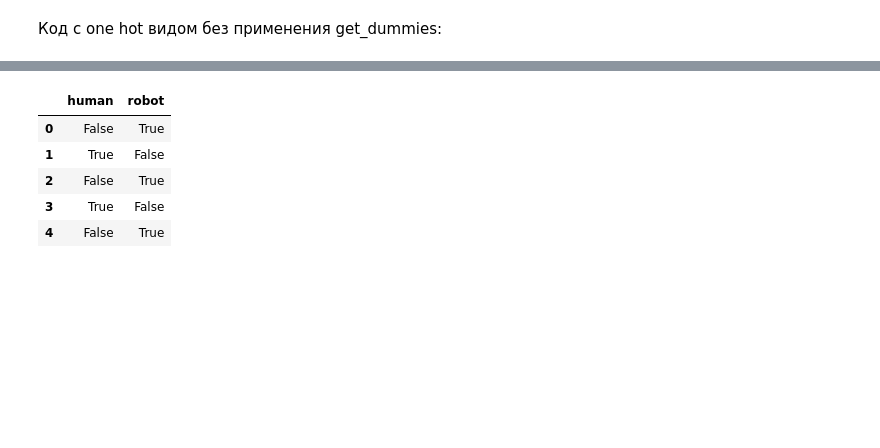
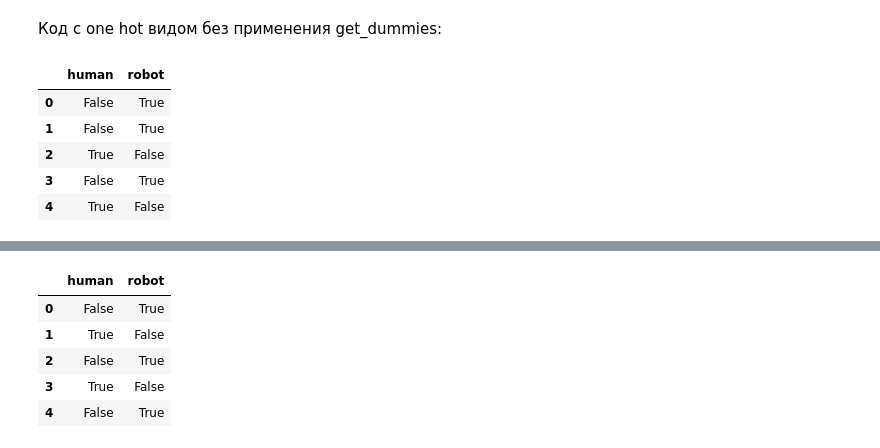
Before and after one commit to LidiyaLesnikova/PYTHON_DZ, a Jupyter notebook: DZ10/task44.ipynb, the cells around one changed output, grey strips where cells are left out. Saved outputs shown, nothing was run; the diff lists cells and outputs as text; code cells hidden in the pictures; blank space fills up the shorter version.

```diff
--- a/DZ10/task44.ipynb
+++ b/DZ10/task44.ipynb
@@ -30,2 +31,15 @@ pd.get_dummies(data['whoAmI']).head()
 # %% [markdown]
 Код с one hot видом без применения get_dummies:
+# %%
+data.loc[data['whoAmI']=='robot', 'robot'] = True
+data.loc[data['whoAmI']!='robot', 'robot'] = False
+data.loc[data['whoAmI']=='human', 'human'] = True
+data.loc[data['whoAmI']!='human', 'human'] = False
+data[['human','robot']].head()
+# %% [output]
+|  | human | robot |
+| 0 | False | True |
+| 1 | False | True |
+| 2 | True | False |
+| 3 | False | True |
+| 4 | True | False |
```
Also changed, not shown: parts of 5 cells of this notebook.
